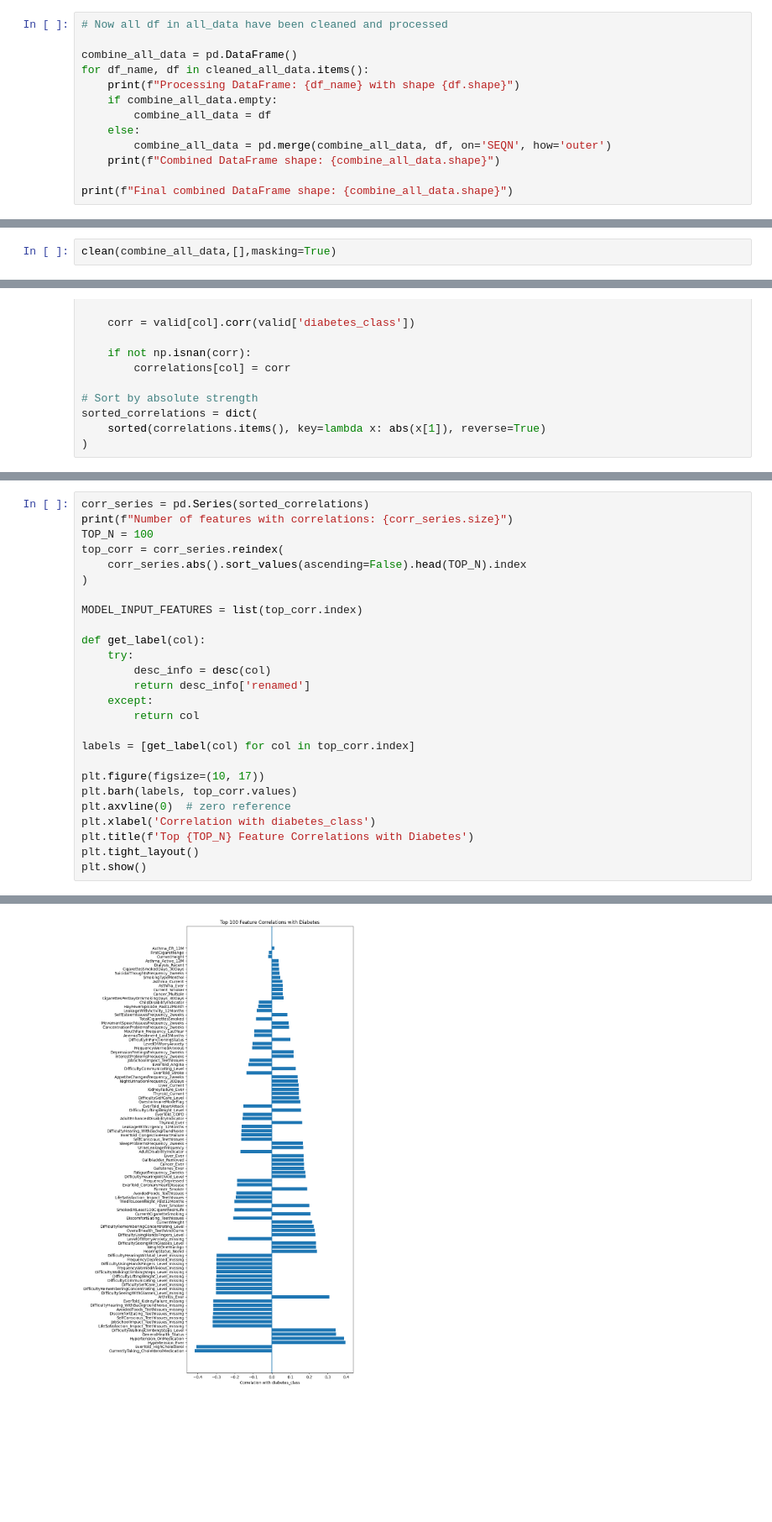
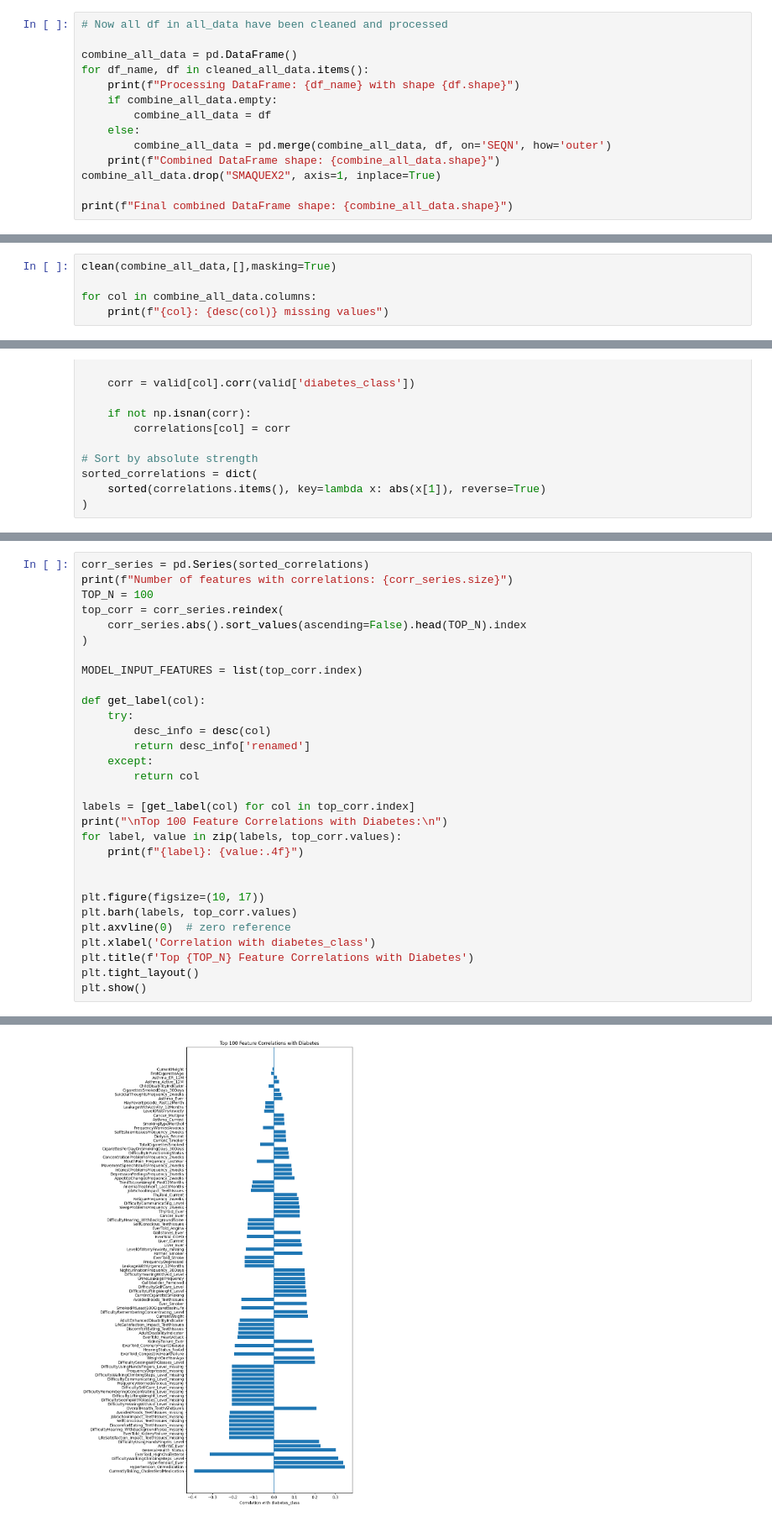
Before and after one commit to Yajeshchandra/Societal-challenges-datathon, a Jupyter notebook: main.ipynb, the cells around one changed output, grey strips where cells are left out. Shown at 84% size. Saved outputs shown, nothing was run; the diff lists cells and outputs as text; blank space fills up the shorter version.

```diff
--- a/main.ipynb
+++ b/main.ipynb
@@ -875,6 +875,7 @@ for df_name, df in cleaned_all_data.items():
     else:
         combine_all_data = pd.merge(combine_all_data, df, on='SEQN', how='outer')
     print(f"Combined DataFrame shape: {combine_all_data.shape}")
+combine_all_data.drop("SMAQUEX2", axis=1, inplace=True)
 
 print(f"Final combined DataFrame shape: {combine_all_data.shape}")
 # %% [output]
@@ -898,3 +899,6 @@ Final combined DataFrame shape: (11933, 100)
 # %%
 clean(combine_all_data,[],masking=True)
+
+for col in combine_all_data.columns:
+    print(f"{col}: {desc(col)} missing values")
 # %% [output]
@@ -982,6 +990,10 @@ def get_label(col):
         return col
 
 labels = [get_label(col) for col in top_corr.index]
+print("\nTop 100 Feature Correlations with Diabetes:\n")
+for label, value in zip(labels, top_corr.values):
+    print(f"{label}: {value:.4f}")
+
 
 plt.figure(figsize=(10, 17))
 plt.barh(labels, top_corr.values)
@@ -995,4 +1023,4 @@ Number of features with correlations: 98
-[figure, old version]
+[figure, new version]
 # %%
 print(sorted(combined_with_target.isnull().sum()))
 print(combined_with_target["diabetes_class"].count())
```
Also changed, not shown: parts of 13 cells of this notebook, 6 other files.
